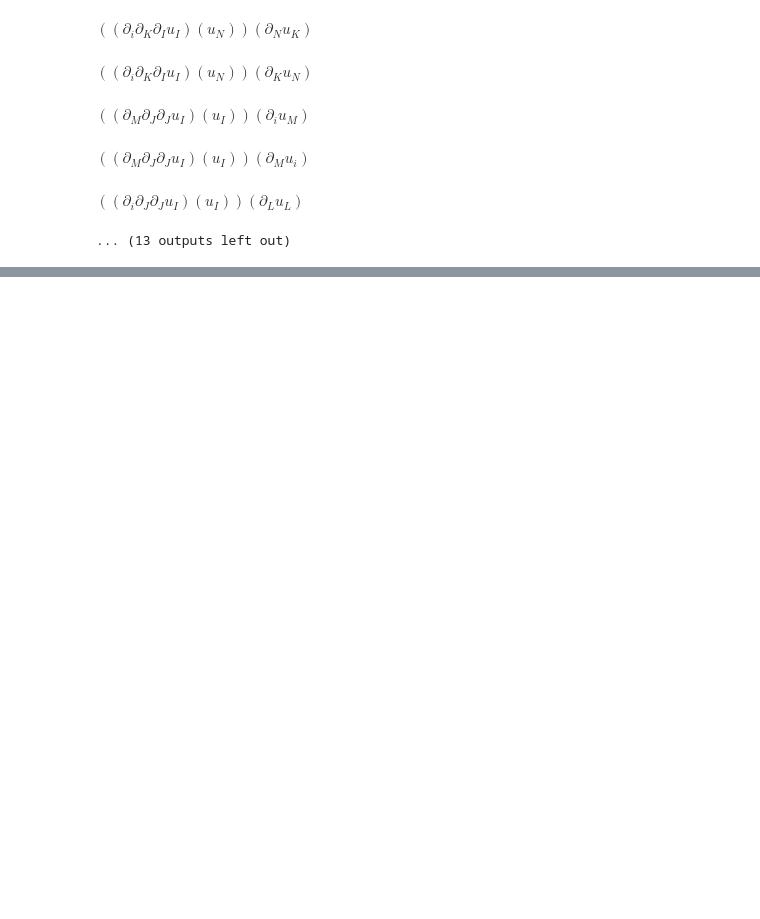
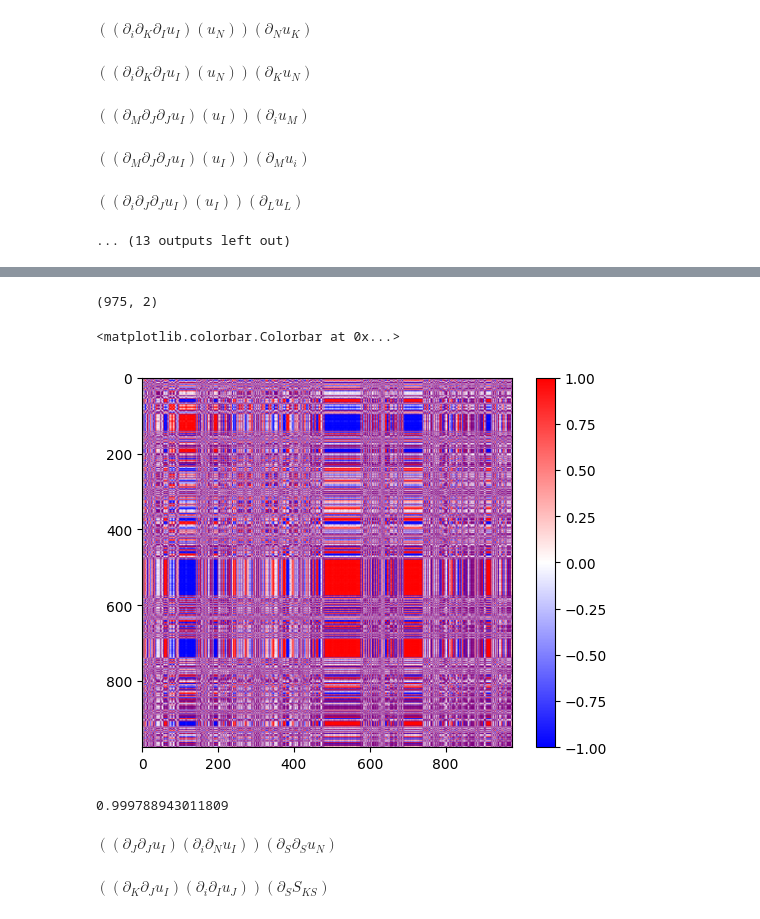
Before and after one commit to m2lines/ANN-momentum-mesoscale, a Jupyter notebook: src/tensor_calculus/test-library.ipynb, the cells around one changed output, grey strips where cells are left out. Drawn from its saved outputs; the diff is of its cells as text; code cells hidden in the pictures; blank space fills up the shorter version.

```diff
--- a/src/tensor_calculus/test-library.ipynb
+++ b/src/tensor_calculus/test-library.ipynb
@@ -36,0 +49,6 @@ $\partial_k\partial_ju_i$
+# %%
+S2 = 0.5*(D2 + D2.transpose(['i', 'j']))
+S2.label = '@_k%_{ij}'
+O2 = D2 - S2
+O2.label = '@_k&_{ij}'
+S2
@@ -84,0 +202,5 @@ $\displaystyle ((\partial_i\partial_J\partial_Ju_I)(u_I))(\partial_Lu_L)$
+# %%
+basis = construct_basis_of_tensors([eps, D0, D1, D2, S1, S2, O1, O2],
+                                    [0, 0, 1, 2, 1, 2, 1, 2],
+                                    max_nonlinearity=3, max_derivative=6)
+print_basis(basis)
@@ -84,0 +221,31 @@ $\displaystyle ((\partial_i\partial_J\partial_Ju_I)(u_I))(\partial_Lu_L)$
+# %%
+hash_array = np.array([b.hash_array for b in basis])
+# %%
+hash_array.shape
+# %% [output]
+(975, 2)
+# %%
+corr = np.zeros([975,975])
+for i in range(975):
+    for j in range(975):
+        x, y = hash_array[i], hash_array[j]
+        corr[i,j] = (x * y).mean() / (np.sqrt((x**2).mean()) * np.sqrt((y**2).mean()))
+# %%
+import matplotlib.pyplot as plt
+plt.imshow(corr, cmap='bwr', vmin=-1, vmax=1)
+plt.colorbar()
+# %% [output]
+<matplotlib.colorbar.Colorbar at 0x...>
+[figure, added]
+# %%
+corr[500,551]
+# %% [output]
+0.999788943011809
+# %%
+basis[500]
+# %% [output]
+$((\partial_J\partial_Ju_I)(\partial_i\partial_Nu_I))(\partial_S\partial_Su_N)$
+# %%
+basis[551]
+# %% [output]
+$((\partial_K\partial_Ju_I)(\partial_i\partial_Iu_J))(\partial_SS_{KS})$
```
Also changed, not shown: parts of 19 cells of this notebook, 2 other files.
